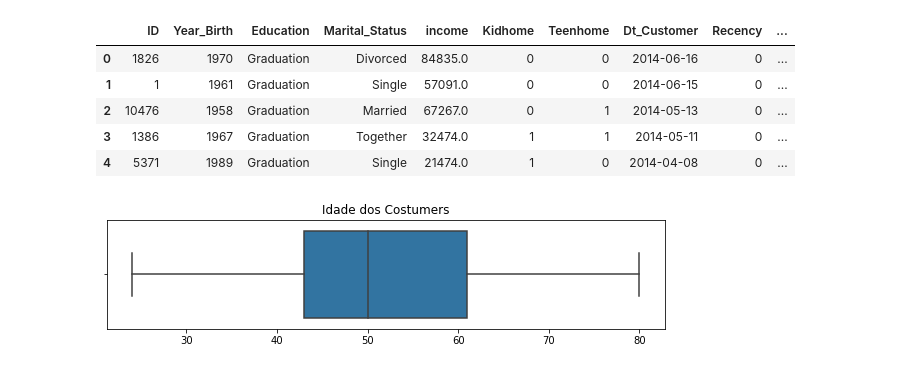
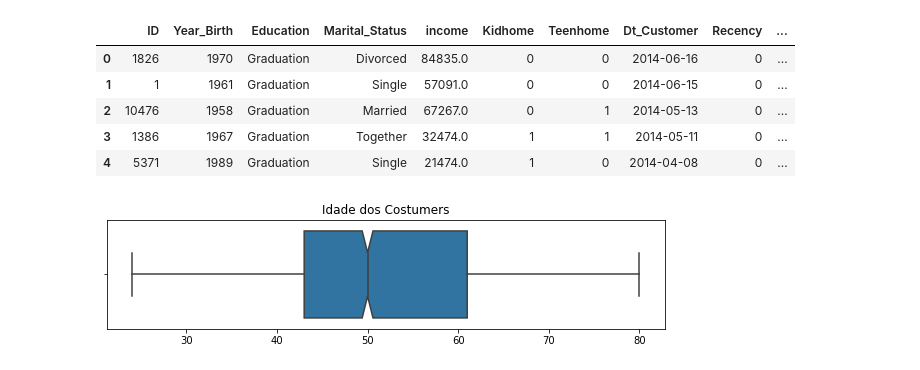
Before and after one commit to Beloin/marketing_analyze, a Jupyter notebook: market_analyze.ipynb, the cells around one changed output. Drawn from its saved outputs; the diff is of its cells as text; code cells hidden in the pictures.

```diff
--- a/market_analyze.ipynb
+++ b/market_analyze.ipynb
@@ -403,11 +403,11 @@ base.head()
 # %%
 # Vamos ver a quantidade de clientes por idade
 test_year = base.copy()
 test_year.Year_Birth = test_year.Year_Birth.map(lambda date: 2020 - date)
 
 plt.subplots(figsize=(10, 2))
-ax = srn.boxplot(test_year.Year_Birth.values, showfliers=False)
+ax = srn.boxplot(test_year.Year_Birth.values, showfliers=False, notch=True)
 ax.set_title('Idade dos Costumers')
 plt.show()
 # %% [output]
-[figure, old version]
+[figure, new version]
```
